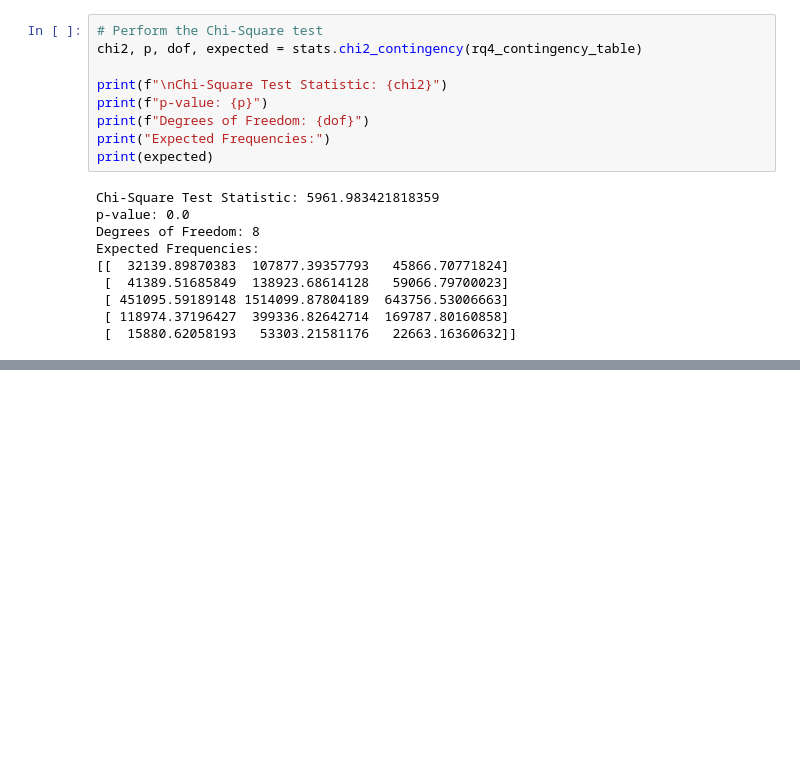
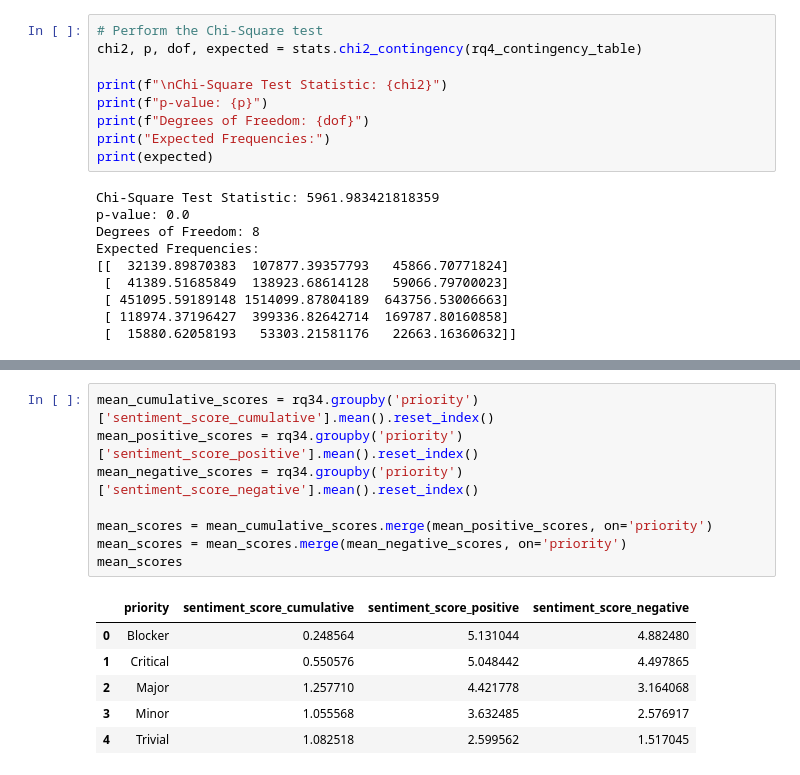
Before and after one commit to raianmr/seBERT, a Jupyter notebook: notebooks/RQs.ipynb, the cells around one changed output, grey strips where cells are left out. Saved outputs shown, nothing was run; the diff lists cells and outputs as text; blank space fills up the shorter version.

```diff
--- a/notebooks/RQs.ipynb
+++ b/notebooks/RQs.ipynb
@@ -168,0 +339,15 @@ Expected Frequencies:
+# %%
+mean_cumulative_scores = rq34.groupby('priority')['sentiment_score_cumulative'].mean().reset_index()
+mean_positive_scores = rq34.groupby('priority')['sentiment_score_positive'].mean().reset_index()
+mean_negative_scores = rq34.groupby('priority')['sentiment_score_negative'].mean().reset_index()
+
+mean_scores = mean_cumulative_scores.merge(mean_positive_scores, on='priority')
+mean_scores = mean_scores.merge(mean_negative_scores, on='priority')
+mean_scores
+# %% [output]
+|  | priority | sentiment_score_cumulative | sentiment_score_positive | sentiment_score_negative |
+| 0 | Blocker | 0.248564 | 5.131044 | 4.882480 |
+| 1 | Critical | 0.550576 | 5.048442 | 4.497865 |
+| 2 | Major | 1.257710 | 4.421778 | 3.164068 |
+| 3 | Minor | 1.055568 | 3.632485 | 2.576917 |
+| 4 | Trivial | 1.082518 | 2.599562 | 1.517045 |
```
Also changed, not shown: parts of 25 cells of this notebook.
